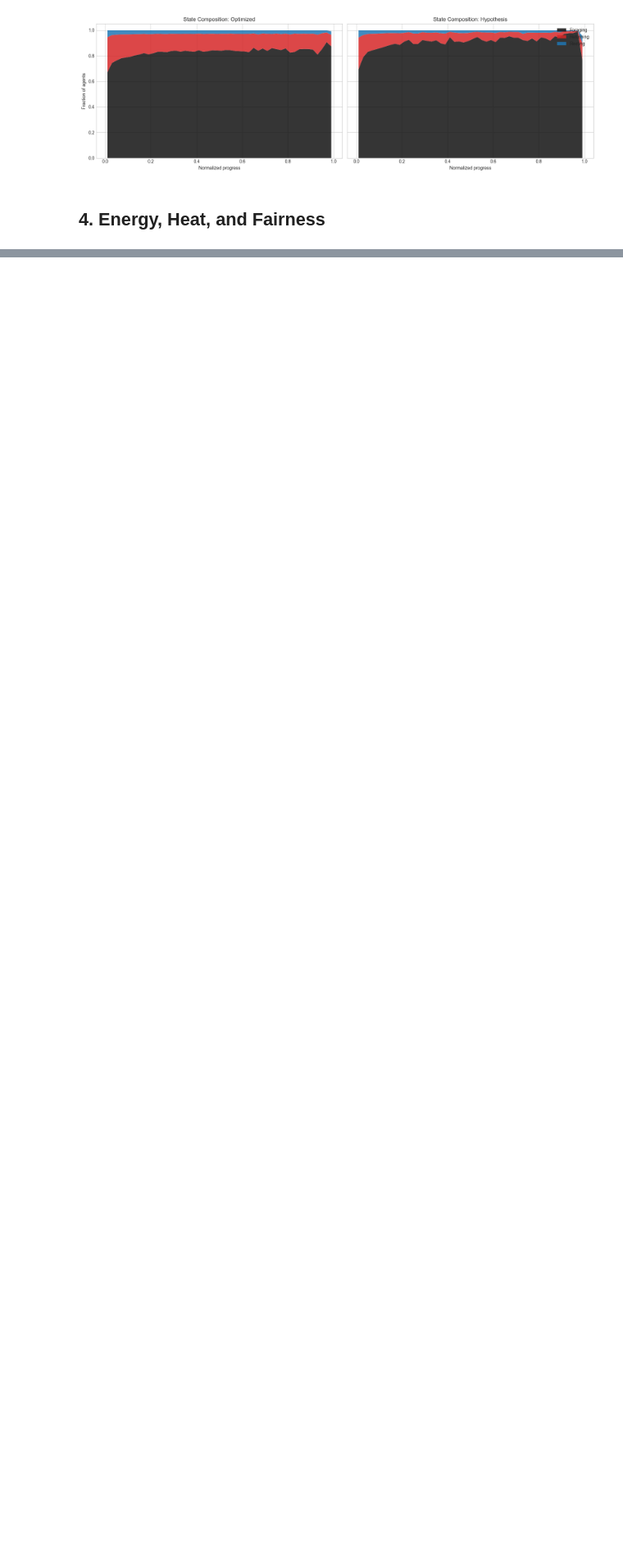
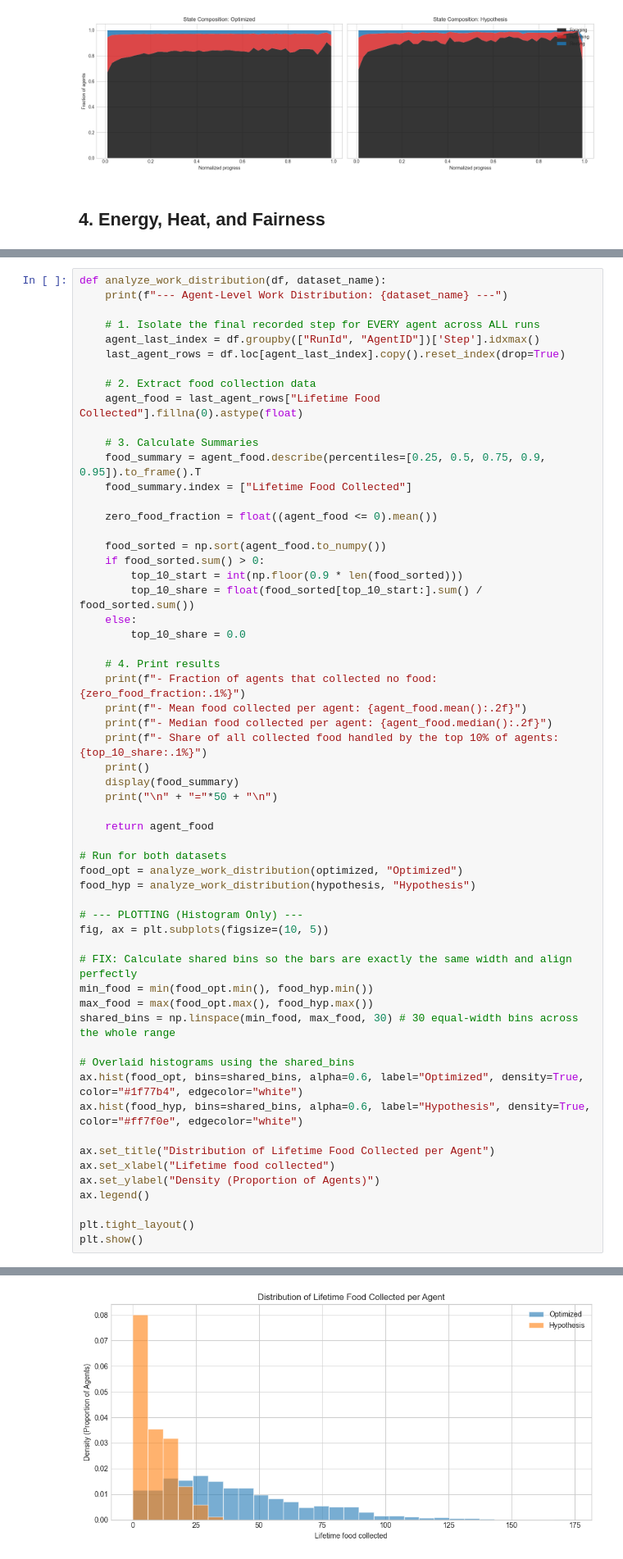
Before and after one commit to Riccardo-Gottardi/ACO-on-hostile-environment, a Jupyter notebook: src/DataAnalysis.ipynb, the cells around one changed output, grey strips where cells are left out. Shown at 82% size. Cells and saved outputs as stored; diff of their text form; blank space fills up the shorter version.

```diff
--- a/src/DataAnalysis.ipynb
+++ b/src/DataAnalysis.ipynb
@@ -590,0 +593,59 @@ Final Run State Summary (Cleaned):
+# %%
+def analyze_work_distribution(df, dataset_name):
+    print(f"--- Agent-Level Work Distribution: {dataset_name} ---")
+
+    # 1. Isolate the final recorded step for EVERY agent across ALL runs
+    agent_last_index = df.groupby(["RunId", "AgentID"])['Step'].idxmax()
+    last_agent_rows = df.loc[agent_last_index].copy().reset_index(drop=True)
+
+    # 2. Extract food collection data
+    agent_food = last_agent_rows["Lifetime Food Collected"].fillna(0).astype(float)
+
+    # 3. Calculate Summaries
+    food_summary = agent_food.describe(percentiles=[0.25, 0.5, 0.75, 0.9, 0.95]).to_frame().T
+    food_summary.index = ["Lifetime Food Collected"]
+
+    zero_food_fraction = float((agent_food <= 0).mean())
+
+    food_sorted = np.sort(agent_food.to_numpy())
+    if food_sorted.sum() > 0:
+        top_10_start = int(np.floor(0.9 * len(food_sorted)))
+        top_10_share = float(food_sorted[top_10_start:].sum() / food_sorted.sum())
+    else:
+        top_10_share = 0.0
+
+    # 4. Print results
+    print(f"- Fraction of agents that collected no food: {zero_food_fraction:.1%}")
+    print(f"- Mean food collected per agent: {agent_food.mean():.2f}")
+    print(f"- Median food collected per agent: {agent_food.median():.2f}")
+    print(f"- Share of all collected food handled by the top 10% of agents: {top_10_share:.1%}")
+    print()
+    display(food_summary)
+    print("\n" + "="*50 + "\n")
+
+    return agent_food
+
+# Run for both datasets
+food_opt = analyze_work_distribution(optimized, "Optimized")
+food_hyp = analyze_work_distribution(hypothesis, "Hypothesis")
+
+# --- PLOTTING (Histogram Only) ---
+fig, ax = plt.subplots(figsize=(10, 5))
+
+# FIX: Calculate shared bins so the bars are exactly the same width and align perfectly
+min_food = min(food_opt.min(), food_hyp.min())
+max_food = max(food_opt.max(), food_hyp.max())
+shared_bins = np.linspace(min_food, max_food, 30) # 30 equal-width bins across the whole range
+
+# Overlaid histograms using the shared_bins
+ax.hist(food_opt, bins=shared_bins, alpha=0.6, label="Optimized", density=True, color="#1f77b4", edgecolor="white")
+ax.hist(food_hyp, bins=shared_bins, alpha=0.6, label="Hypothesis", density=True, color="#ff7f0e", edgecolor="white")
+
+ax.set_title("Distribution of Lifetime Food Collected per Agent")
+ax.set_xlabel("Lifetime food collected")
+ax.set_ylabel("Density (Proportion of Agents)")
+ax.legend()
+
+plt.tight_layout()
+plt.show()
+# %% [output]
@@ -590,0 +669 @@ Final Run State Summary (Cleaned):
+[figure, added]
```
Also changed, not shown: parts of 2 cells of this notebook.
